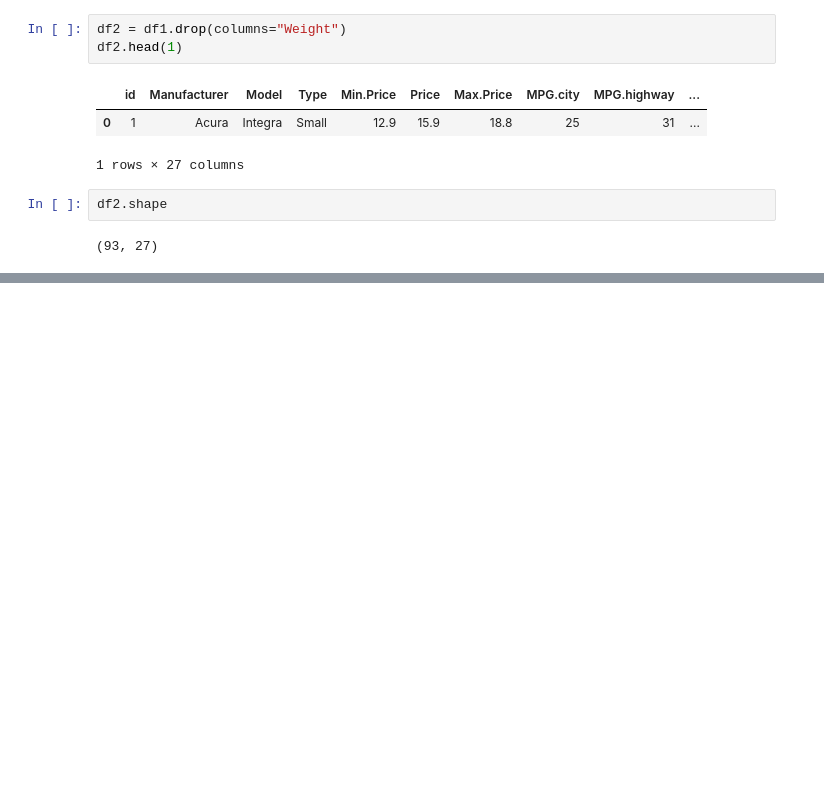
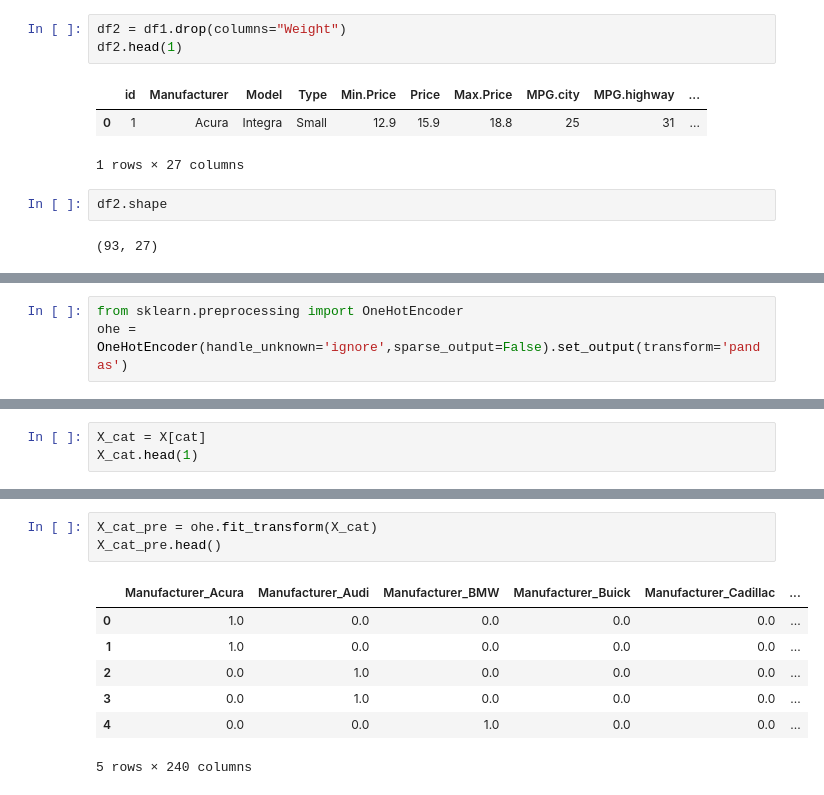
Before and after one commit to prachi20017/Machine-Learning, a Jupyter notebook: Data Preprocessing/PreprocessingFile.ipynb, the cells around one changed output, grey strips where cells are left out. Saved outputs shown, nothing was run; the diff lists cells and outputs as text; blank space fills up the shorter version.

```diff
--- a/Data Preprocessing/PreprocessingFile.ipynb
+++ b/Data Preprocessing/PreprocessingFile.ipynb
@@ -202,0 +207,3 @@ df2.shape
+# %%
+from sklearn.preprocessing import OneHotEncoder
+ohe = OneHotEncoder(handle_unknown='ignore',sparse_output=False).set_output(transform='pandas')
@@ -202,0 +222,3 @@ df2.shape
+# %%
+X_cat = X[cat]
+X_cat.head(1)
@@ -202,0 +279,11 @@ df2.shape
+# %%
+X_cat_pre = ohe.fit_transform(X_cat)
+X_cat_pre.head()
+# %% [output]
+|  | Manufacturer_Acura | Manufacturer_Audi | Manufacturer_BMW | Manufacturer_Buick | Manufacturer_Cadillac | ... |
+| 0 | 1.0 | 0.0 | 0.0 | 0.0 | 0.0 | ... |
+| 1 | 1.0 | 0.0 | 0.0 | 0.0 | 0.0 | ... |
+| 2 | 0.0 | 1.0 | 0.0 | 0.0 | 0.0 | ... |
+| 3 | 0.0 | 1.0 | 0.0 | 0.0 | 0.0 | ... |
+| 4 | 0.0 | 0.0 | 1.0 | 0.0 | 0.0 | ... |
+5 rows × 240 columns
```
Also changed, not shown: parts of 14 cells of this notebook.
